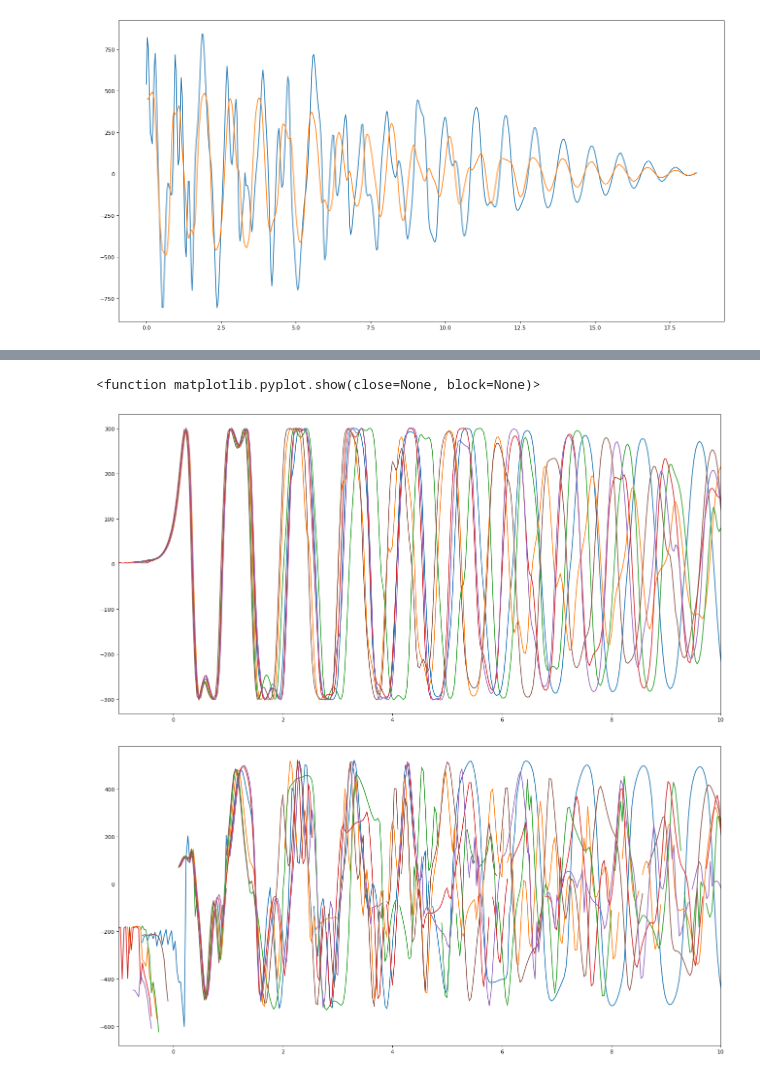
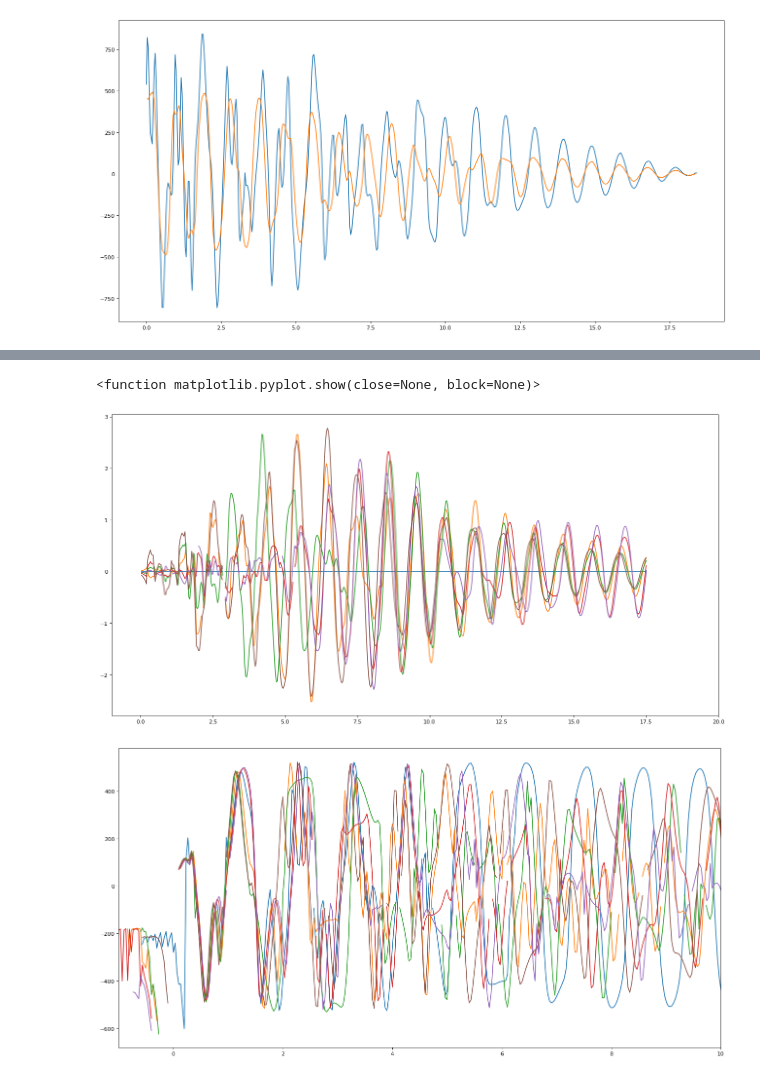
Before and after one commit to ebepolman-bit/RP2, a Jupyter notebook: Mapping.ipynb, the cells around one changed output, grey strips where cells are left out. Drawn from its saved outputs; the diff is of its cells as text; code cells hidden in the pictures.

```diff
--- a/Mapping.ipynb
+++ b/Mapping.ipynb
@@ -76,7 +132,6 @@ y_0_array = np.array([])
 min_inx_array = np.array([])
 n=0
 y_drempel = 290
-
 plt.figure(figsize=(20,10), dpi=80)
 for name in filelist_green:
     file = pd.read_csv(name)
@@ -84,7 +139,7 @@ for name in filelist_green:
     x2 = file["x"].to_numpy()
     y2 = -file["y"].to_numpy()
 
-
+    #vinden van middelpunt en lengte R
     def circlefit(data, x_0, y_0, R):
         n = len(data) // 2
         x = data[:n]
@@ -94,36 +149,59 @@ for name in filelist_green:
     target = np.zeros(len(x2))
     popt, cov = curve_fit(circlefit,data,target)
     x_0 = popt[0]
     y_0 = popt[1]
     R   = popt[2]
     x = x - x_0
     y = y - y_0
     x2 = x2 - x_0
     y2 = y2 - y_0
+
+    phi = np.arccos(x2/R)
+
     x_0_array = np.append(x_0_array,x_0)
     y_0_array = np.append(y_0_array,y_0)
     indx = np.where(y2 < y_drempel)[0]
     drempel_idx = indx[0]
     t2 = t2 - t2[drempel_idx]
     min_inx_array = np.append(min_inx_array,drempel_idx)
-    plt.plot(t2,x2)
-plt.xlim(-1,10)
+
+    #Alle lengtes gelijk maken
+    # Create a mask for values between t = 0 and t = 17.5
+    mask2 = (t2 >= 0.01) & (t2 <= 20)
+
+    # Apply the mask to cut the arrays
+    t2 = t2[mask2][:525]
+    x2 = x2[mask2][:525]
+    y2 = y2[mask2][:525]
+    phi = phi [mask2][:525]
+
+    # Create a mask for values between t = 0 and t = 17.5
+    mask = (t >= 0.01) & (t <= 20)
+
+    # Apply the mask to cut the arrays
+    t = t[mask][:525]
+    x = x[mask][:525]
+    y = y[mask][:525]
+    if base is None:
+        base = phi
+    plt.plot(t2,phi-base)
+plt.xlim(-1,20)
 plt.show
 
 plt.figure(figsize=(20,10), dpi=80)
 for name in filelist_red:
     file = pd.read_csv(name) #Rood
     t = file["time_s"].to_numpy()
     x = file["x"].to_numpy() - x_0_array[n]
     y = -file["y"].to_numpy() - y_0_array[n]
     t = t - t[int(min_inx_array[n])]
     plt.plot(t,x)
     n += 1
 plt.xlim(-1,10)
 plt.show
 # %% [output]
 <function matplotlib.pyplot.show(close=None, block=None)>
-[figure, old version]
+[figure, new version]
 [figure]
 # %%
 import warnings
```
Also changed, not shown: parts of 2 cells of this notebook.
